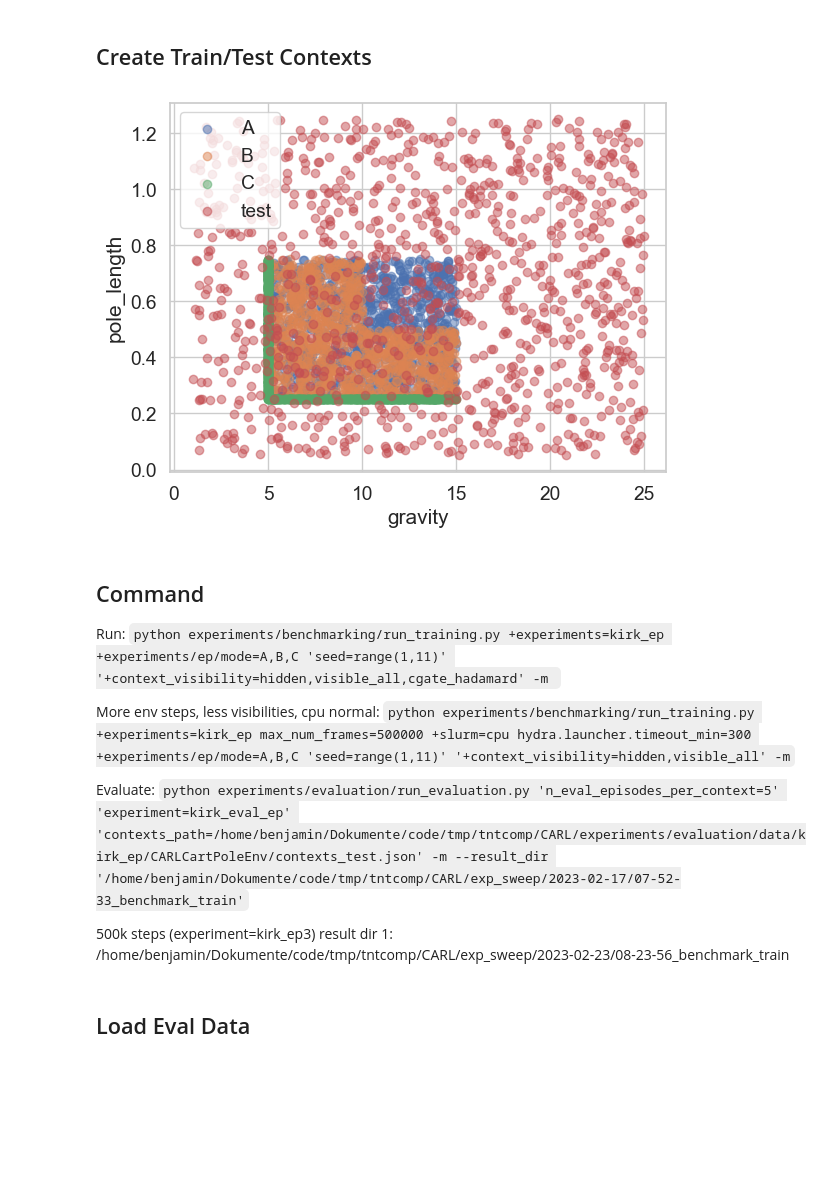
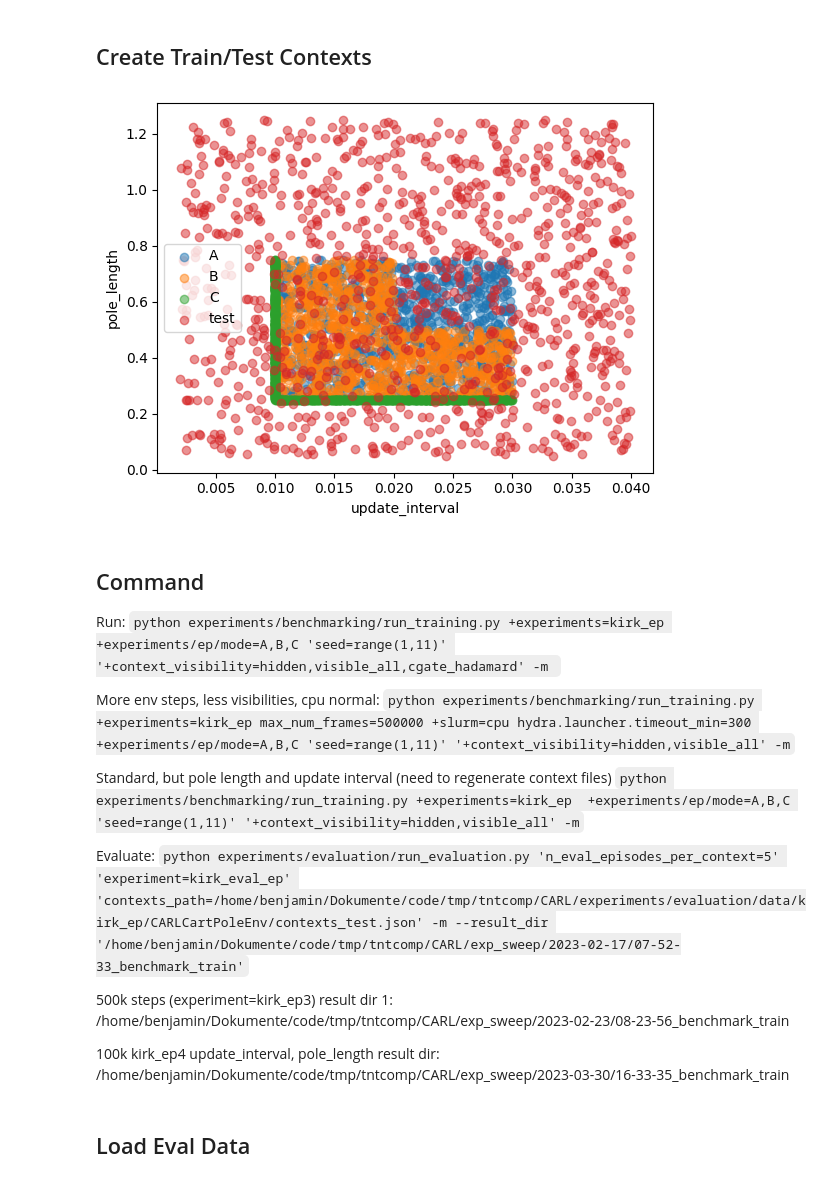
Before and after one commit to automl/CARL, a Jupyter notebook: experiments/evaluation/eval_kirk_ep.ipynb, the cells around one changed output. Drawn from its saved outputs; the diff is of its cells as text; code cells hidden in the pictures; blank space fills up the shorter version.

```diff
--- a/experiments/evaluation/eval_kirk_ep.ipynb
+++ b/experiments/evaluation/eval_kirk_ep.ipynb
@@ -21,6 +21,17 @@ bounds = {
     "gravity": {
         "train": [5, 15],
         "test": [1, 25]
+    },
+    "pole_length": {
+        "train": [0.25, 0.75],
+        "test": [0.05, 1.25],
+    }
+}
+
+bounds = {
+    "update_interval": {
+        "train": [0.01, 0.03],
+        "test": [0.002, 0.04]
     },
     "pole_length": {
         "train": [0.25, 0.75],
@@ -69,34 +80,34 @@ def get_contexts(bounds: dict[str, dict[str, list[float]]], mode: str = "A", see
 
     elif mode == "test":
         B = np.array([b["test"] for cf, b in bounds.items()])
         X = np.array([rng.uniform(*B[i], size=n_samples_train) for i in range(len(B))])
 
     else:
         raise NotImplementedError
 
     contexts = {i: {cf: X[j,i] for j, cf in enumerate(cfs)} for i in range(X.shape[1])}
 
     return contexts, X
 
 modes = ["A", "B", "C", "test"]
 
 
 for mode in modes:
     contexts, X = get_contexts(bounds=bounds, mode=mode, seed=seed)
 
     lazy_json_dump(contexts, outdir / f"contexts_{mode}.json")
 
     plt.scatter(*X, label=mode, alpha=0.5)
 
 
 plt.legend()
 
 cfs = list(bounds.keys())
 plt.xlabel(cfs[0])
 plt.ylabel(cfs[1])
 plt.show()
 # %% [output]
-[figure, old version]
+[figure, new version]
 # %% [markdown]
 ## Command
 
@@ -106,12 +117,18 @@ Run:
 More env steps, less visibilities, cpu normal:
 `python experiments/benchmarking/run_training.py +experiments=kirk_ep max_num_frames=500000 +slurm=cpu hydra.launcher.timeout_min=300 +experiments/ep/mode=A,B,C 'seed=range(1,11)' '+context_visibility=hidden,visible_all' -m`
 
+Standard, but pole length and update interval (need to regenerate context files)
+`python experiments/benchmarking/run_training.py +experiments=kirk_ep  +experiments/ep/mode=A,B,C 'seed=range(1,11)' '+context_visibility=hidden,visible_all' -m`
+
 Evaluate:
 `python experiments/evaluation/run_evaluation.py 'n_eval_episodes_per_context=5' 'experiment=kirk_eval_ep' 'contexts_path=/home/benjamin/Dokumente/code/tmp/tntcomp/CARL/experiments/evaluation/data/kirk_ep/CARLCartPoleEnv/contexts_test.json' -m --result_dir '/home/benjamin/Dokumente/code/tmp/tntcomp/CARL/exp_sweep/2023-02-17/07-52-33_benchmark_train'`
 
 
 500k steps (experiment=kirk_ep3)
 result dir 1: /home/benjamin/Dokumente/code/tmp/tntcomp/CARL/exp_sweep/2023-02-23/08-23-56_benchmark_train
+
+100k kirk_ep4 update_interval, pole_length
+result dir: /home/benjamin/Dokumente/code/tmp/tntcomp/CARL/exp_sweep/2023-03-30/16-33-35_benchmark_train
 # %% [markdown]
 ## Load Eval Data
 # %%
```
Also changed, not shown: parts of 3 cells of this notebook, 2 other files.
